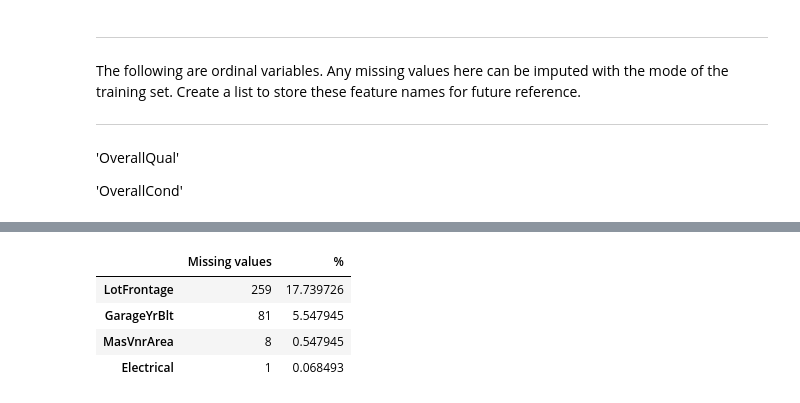
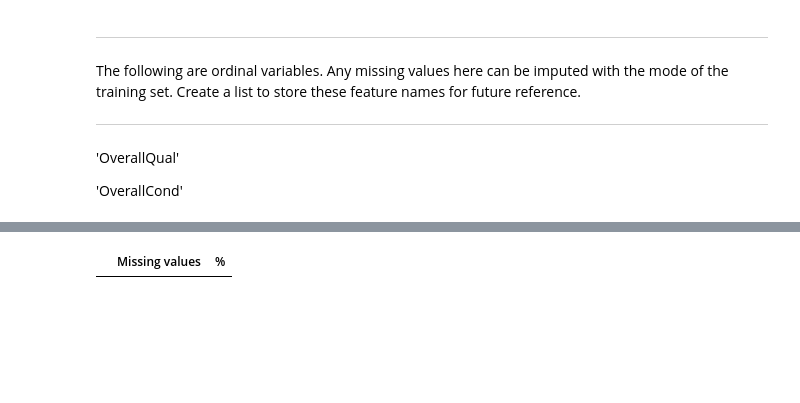
Before and after one commit to s-mushnoori/ames-housing, a Jupyter notebook: ames_housing_preliminary.ipynb, the cells around one changed output, grey strips where cells are left out. Saved outputs shown, nothing was run; the diff lists cells and outputs as text; code cells hidden in the pictures; blank space fills up the shorter version.

```diff
--- a/ames_housing_preliminary.ipynb
+++ b/ames_housing_preliminary.ipynb
@@ -403,16 +452,20 @@ numeric_features = df_train.select_dtypes(exclude='object').columns.tolist()
 # %%
-# Create list of ordinal features
-
-ordinal_features = ['OverallQual','OverallCond']
-
-# Append to list of 'regular' categorial features
-categorical_features_regular.append('MSSubClass')
-
 # Modify list of numeric features
 # Remove above feature
-# Also remove the 'year built' features becasue there are way too many values to impute properly
+# Remove the special numerical features which will be imputed with 0
+# Remove 'SalePrice' since this is the target variable
 
 numeric_features = [feat for feat in numeric_features if feat not in ordinal_features]
-to_remove = ['MSSubClass','YearBuilt','YearRemodAdd','GarageYrBlt','YrSold']
+to_remove = [
+    'MSSubClass',
+    'MasVnrArea',
+    'BsmtFinSF1',
+    'BsmtFinSF2',
+    'BsmtUnfSF',
+    'TotalBsmtSF',
+    'GarageCars',
+    'GarageArea',
+    'SalePrice'
+]
 for feat in to_remove:
   numeric_features.remove(feat)
@@ -507,6 +541,7 @@ class Preprocessor:
 prep = Preprocessor(
     categorical_features_special,
     categorical_features_regular,
+    numeric_features_special,
     numeric_features,
     ordinal_features
 )
@@ -533,12 +548,8 @@ find_missing(df_train)
 # %%
 dfnew = prep.fit_transform(df_train)
 
-find_missing(df_train)
+find_missing(dfnew)
 # original dataframe is getting modified. How do I prevent this??
 # The following values are not getting imputed. Even the dropna isn't dropping them
 # %% [output]
 |  | Missing values | % |
-| LotFrontage | 259 | 17.739726 |
-| GarageYrBlt | 81 | 5.547945 |
-| MasVnrArea | 8 | 0.547945 |
-| Electrical | 1 | 0.068493 |
```
Also changed, not shown: parts of 8 cells of this notebook.
